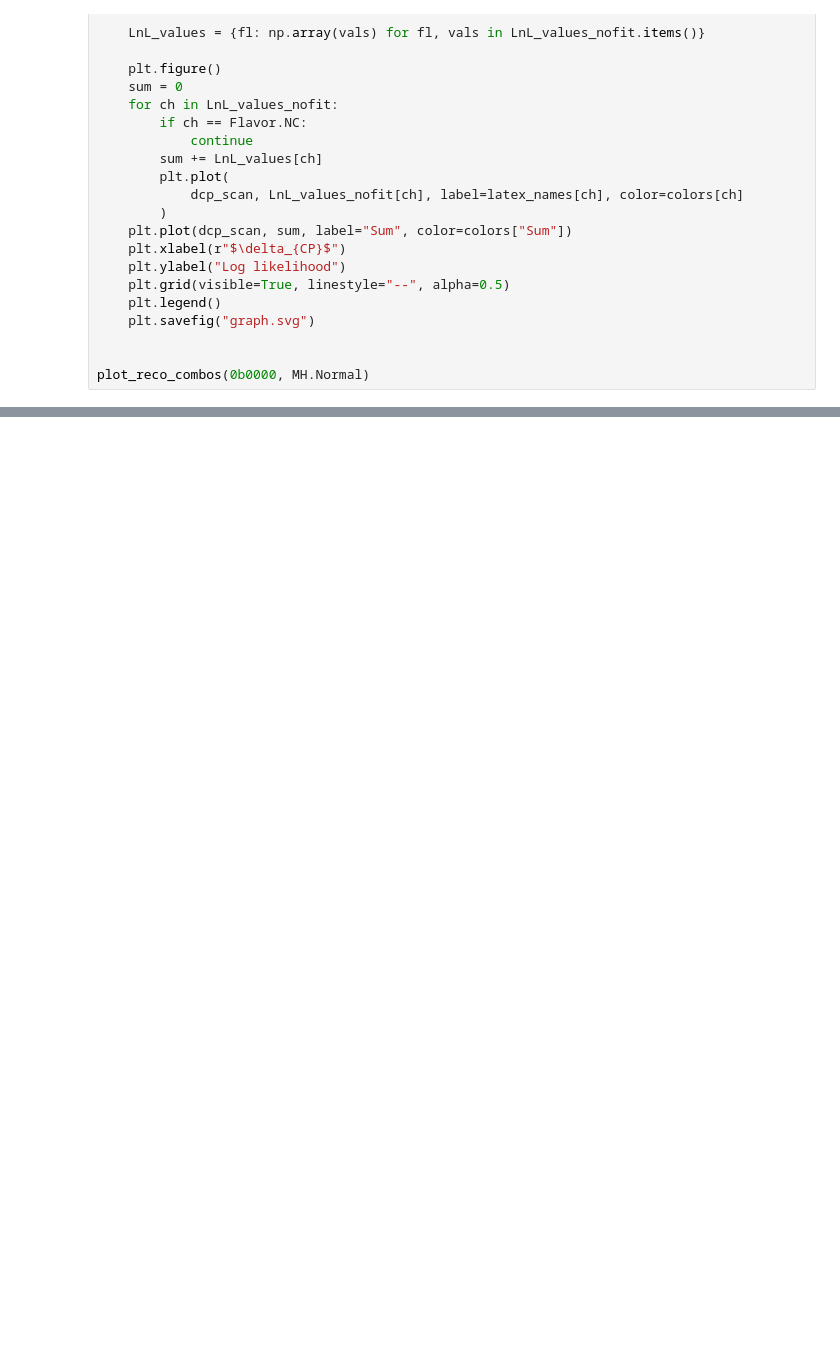
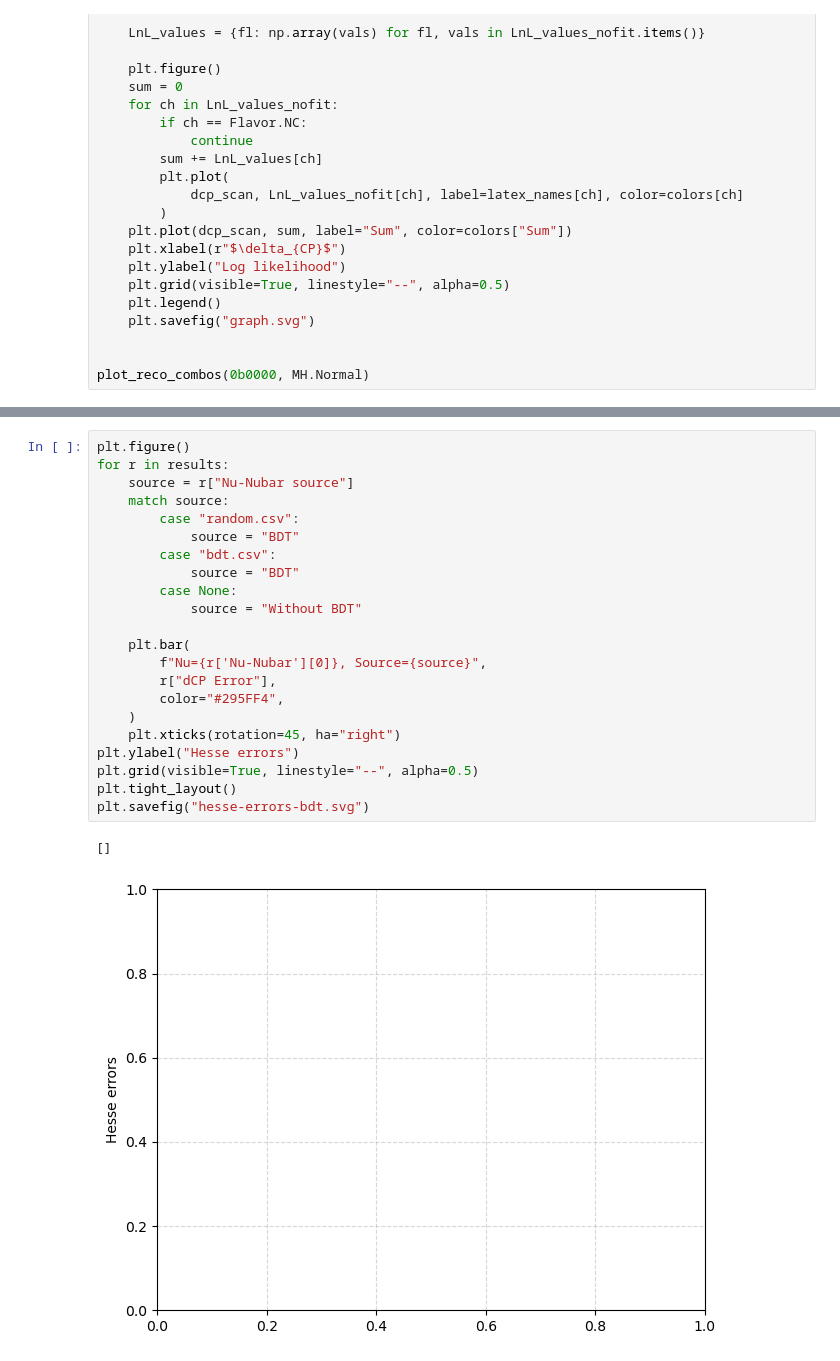
Before and after one commit to bristol-dune/atmospherics-tools, a Jupyter notebook: fast-osc-feedback/faster-feedback.ipynb, the cells around one changed output, grey strips where cells are left out. Cells and saved outputs as stored; diff of their text form; blank space fills up the shorter version.

```diff
--- a/fast-osc-feedback/faster-feedback.ipynb
+++ b/fast-osc-feedback/faster-feedback.ipynb
@@ -678,0 +798,25 @@ plot_reco_combos(0b0000, MH.Normal)
+# %%
+plt.figure()
+for r in results:
+    source = r["Nu-Nubar source"]
+    match source:
+        case "random.csv":
+            source = "BDT"
+        case "bdt.csv":
+            source = "BDT"
+        case None:
+            source = "Without BDT"
+
+    plt.bar(
+        f"Nu={r['Nu-Nubar'][0]}, Source={source}",
+        r["dCP Error"],
+        color="#295FF4",
+    )
+    plt.xticks(rotation=45, ha="right")
+plt.ylabel("Hesse errors")
+plt.grid(visible=True, linestyle="--", alpha=0.5)
+plt.tight_layout()
+plt.savefig("hesse-errors-bdt.svg")
+# %% [output]
+[]
+[figure, added]
```
Also changed, not shown: parts of 2 cells of this notebook, 4 other files.
